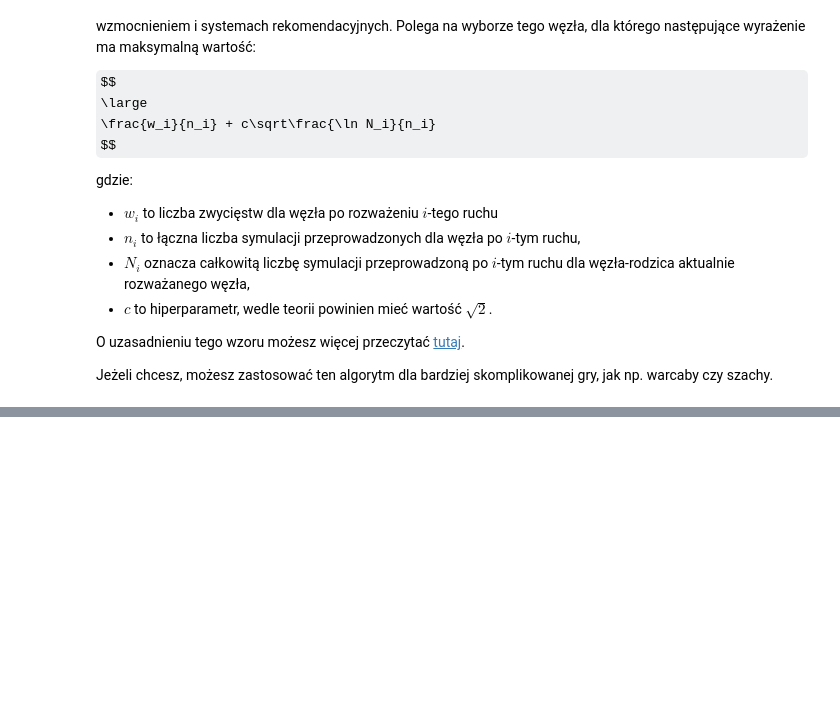
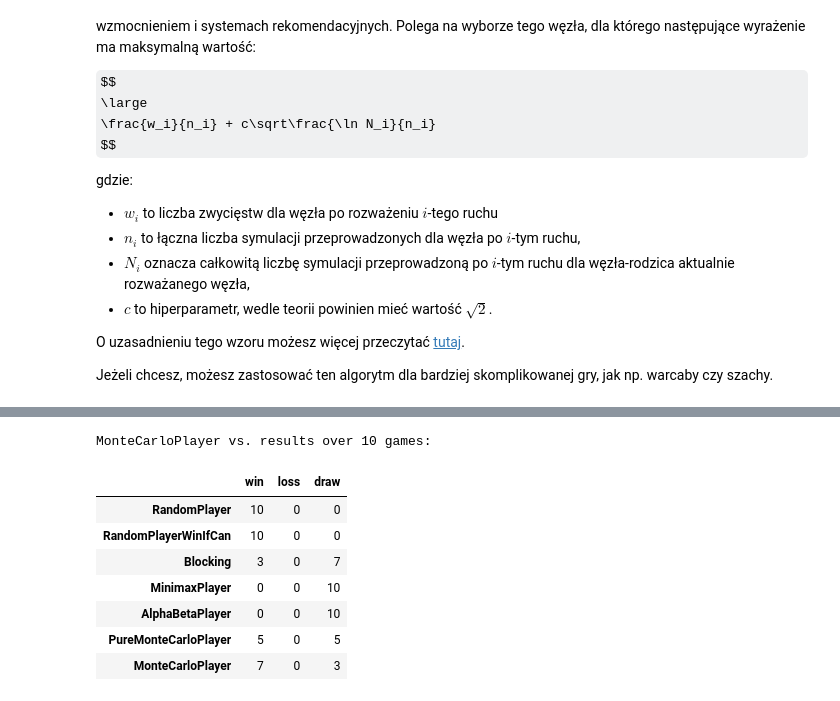
Before and after one commit to Galaktikkon/BAI, a Jupyter notebook: lab6/lab_6.ipynb, the cells around one changed output, grey strips where cells are left out. Saved outputs shown, nothing was run; the diff lists cells and outputs as text; code cells hidden in the pictures; some formulas as TeX source; blank space fills up the shorter version.

```diff
--- a/lab6/lab_6.ipynb
+++ b/lab6/lab_6.ipynb
@@ -1106,0 +1085,38 @@ MonteCarloPlayer vs other:
+# %%
+number_of_rounds = 10
+players: list[PlayerInterface] = [
+    RandomPlayer(),
+    RandomPlayerWinIfCan(),
+    Blocking(),
+    MinimaxPlayer(),
+    AlphaBetaPlayer(),
+    PureMonteCarloPlayer(),
+    MonteCarloPlayer(),
+]
+
+scores = defaultdict(lambda: defaultdict(int))
+
+for player in players:
+    scores[player.name]["win"] = 0
+    scores[player.name]["loss"] = 0
+    scores[player.name]["draw"] = 0
+
+for adversary in players:
+    for i in range(number_of_rounds):
+        game = TicTacToe(adversary, MonteCarloPlayer(), SIZE)
+        score = game.play(False)
+        scores[adversary.name][score] += 1
+# %%
+df = pd.DataFrame(scores).T.fillna(0).astype(int)
+print(f"MonteCarloPlayer vs. results over {number_of_rounds} games:")
+df
+# %% [output]
+MonteCarloPlayer vs. results over 10 games:
+|  | win | loss | draw |
+| RandomPlayer | 10 | 0 | 0 |
+| RandomPlayerWinIfCan | 10 | 0 | 0 |
+| Blocking | 3 | 0 | 7 |
+| MinimaxPlayer | 0 | 0 | 10 |
+| AlphaBetaPlayer | 0 | 0 | 10 |
+| PureMonteCarloPlayer | 5 | 0 | 5 |
+| MonteCarloPlayer | 7 | 0 | 3 |
```
Also changed, not shown: parts of 50 cells of this notebook.
